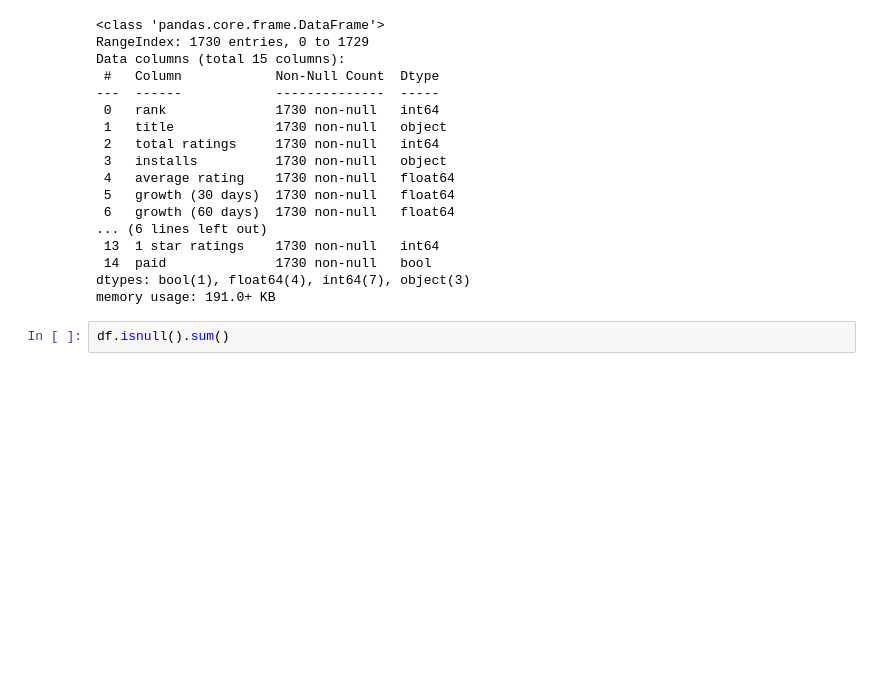
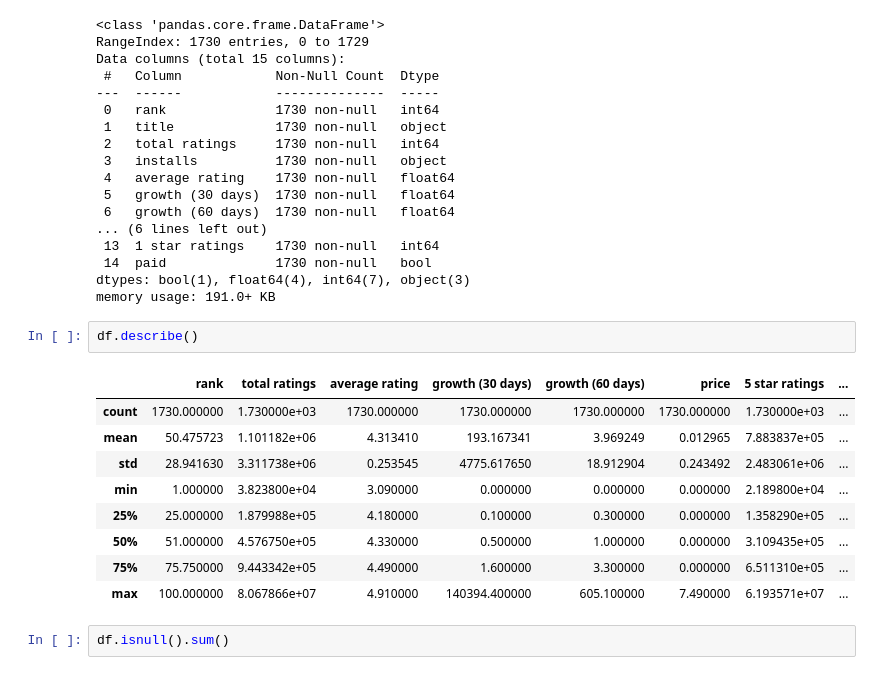
Before and after one commit to SorinMarkov01/Neur-nov-siete-NS, a Jupyter notebook: NS - JakubT.ipynb, the cells around one changed output. Drawn from its saved outputs; the diff is of its cells as text; blank space fills up the shorter version.

```diff
--- a/NS - JakubT.ipynb
+++ b/NS - JakubT.ipynb
@@ -56,6 +56,18 @@ Data columns (total 15 columns):
  14  paid              1730 non-null   bool
 dtypes: bool(1), float64(4), int64(7), object(3)
 memory usage: 191.0+ KB
+# %%
+df.describe()
+# %% [output]
+|  | rank | total ratings | average rating | growth (30 days) | growth (60 days) | price | 5 star ratings | ... |
+| count | 1730.000000 | 1.730000e+03 | 1730.000000 | 1730.000000 | 1730.000000 | 1730.000000 | 1.730000e+03 | ... |
+| mean | 50.475723 | 1.101182e+06 | 4.313410 | 193.167341 | 3.969249 | 0.012965 | 7.883837e+05 | ... |
+| std | 28.941630 | 3.311738e+06 | 0.253545 | 4775.617650 | 18.912904 | 0.243492 | 2.483061e+06 | ... |
+| min | 1.000000 | 3.823800e+04 | 3.090000 | 0.000000 | 0.000000 | 0.000000 | 2.189800e+04 | ... |
+| 25% | 25.000000 | 1.879988e+05 | 4.180000 | 0.100000 | 0.300000 | 0.000000 | 1.358290e+05 | ... |
+| 50% | 51.000000 | 4.576750e+05 | 4.330000 | 0.500000 | 1.000000 | 0.000000 | 3.109435e+05 | ... |
+| 75% | 75.750000 | 9.443342e+05 | 4.490000 | 1.600000 | 3.300000 | 0.000000 | 6.511310e+05 | ... |
+| max | 100.000000 | 8.067866e+07 | 4.910000 | 140394.400000 | 605.100000 | 7.490000 | 6.193571e+07 | ... |
 # %%
 df.isnull().sum()
 # %% [output]
```
Also changed, not shown: parts of 22 cells of this notebook.
